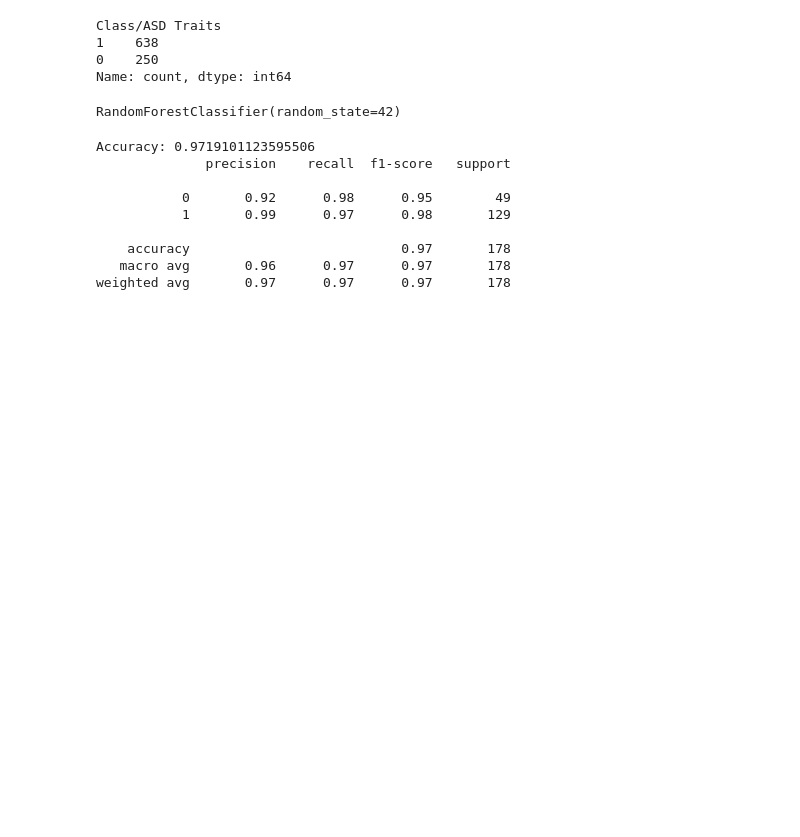
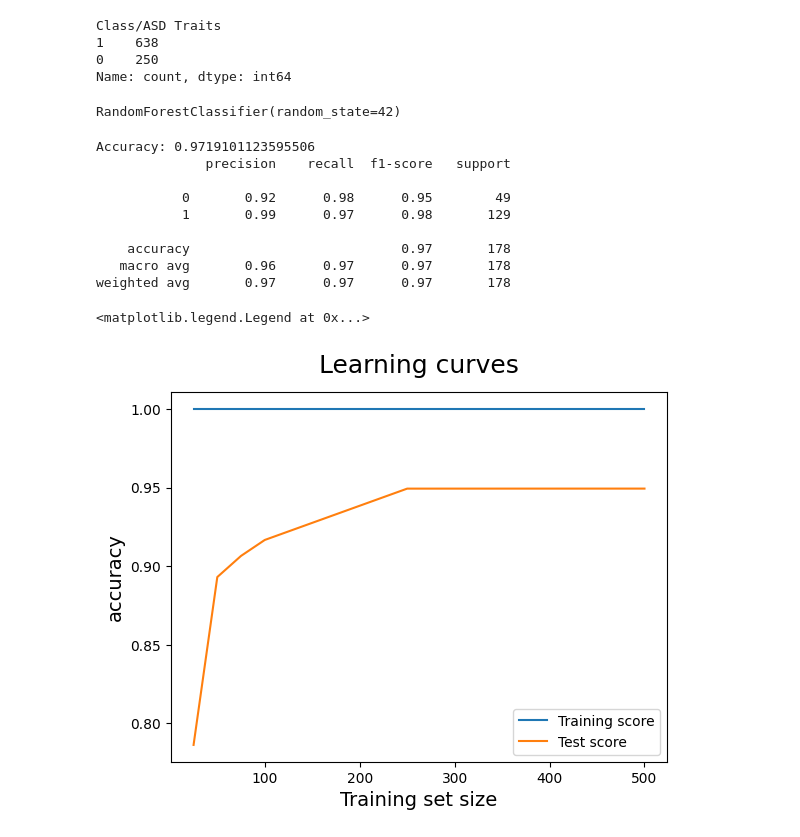
Before and after one commit to ErnestoSantiago23/deteccion_de_autismo, a Jupyter notebook: notebook/data_5_rf.ipynb, the cells around one changed output. Drawn from its saved outputs; the diff is of its cells as text; code cells hidden in the pictures; blank space fills up the shorter version.

```diff
--- a/notebook/data_5_rf.ipynb
+++ b/notebook/data_5_rf.ipynb
@@ -247,3 +247,26 @@ Accuracy: 0.9719101123595506
     accuracy                           0.97       178
    macro avg       0.96      0.97      0.97       178
 weighted avg       0.97      0.97      0.97       178
+# %%
+from sklearn.model_selection import learning_curve
+import matplotlib.pyplot as plt
+
+train_sizes = [25,50,75,100,250,500]
+
+# Get train scores (R2), train sizes, and validation scores using `learning_curve`
+train_sizes, train_scores, test_scores = learning_curve(
+    estimator=clf, X=X, y=y, train_sizes=train_sizes, cv=5)
+
+# Take the mean of cross-validated train scores and validation scores
+train_scores_mean = np.mean(train_scores, axis=1)
+test_scores_mean = np.mean(test_scores, axis=1)
+
+plt.plot(train_sizes, train_scores_mean, label = 'Training score')
+plt.plot(train_sizes, test_scores_mean, label = 'Test score')
+plt.ylabel('accuracy', fontsize = 14)
+plt.xlabel('Training set size', fontsize = 14)
+plt.title('Learning curves', fontsize = 18, y = 1.03)
+plt.legend()
+# %% [output]
+<matplotlib.legend.Legend at 0x...>
+[figure, added]
```
Also changed, not shown: 2 other files.
